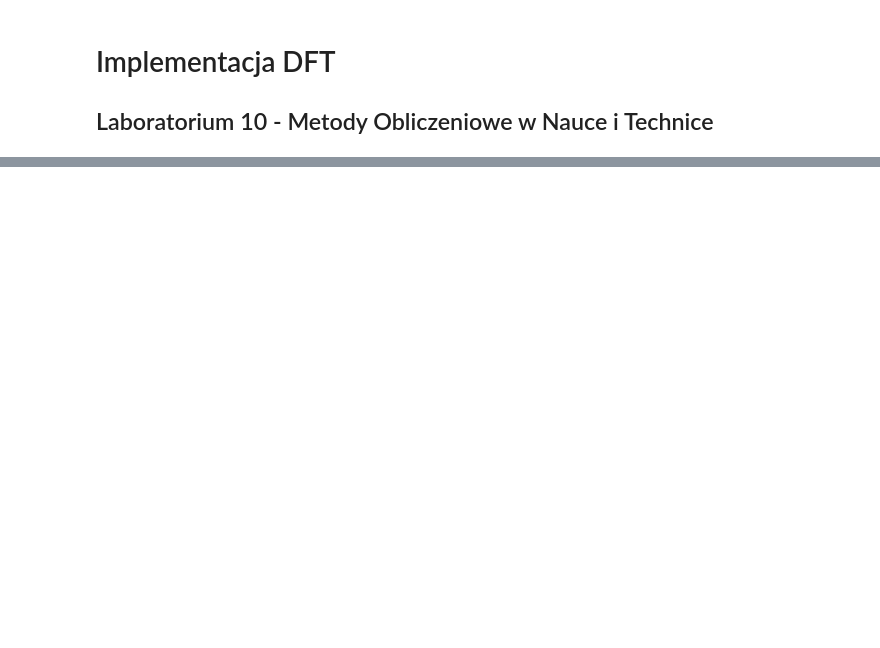
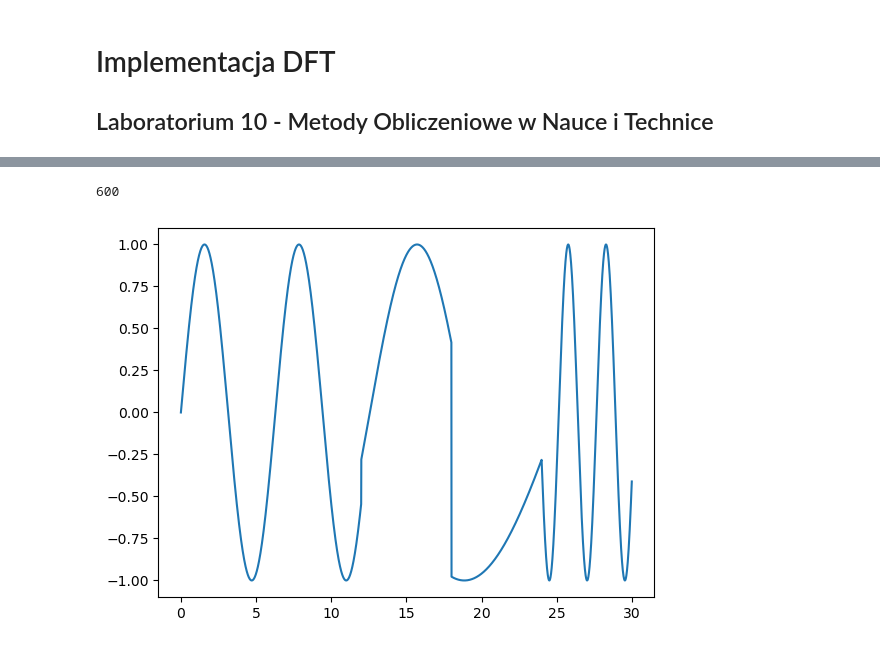
Before and after one commit to Szaroslav/computational-methods-agh-course, a Jupyter notebook: lab10/lab10.ipynb, the cells around one changed output, grey strips where cells are left out. Drawn from its saved outputs; the diff is of its cells as text; code cells hidden in the pictures; blank space fills up the shorter version.

```diff
--- a/lab10/lab10.ipynb
+++ b/lab10/lab10.ipynb
@@ -184,0 +144,13 @@ for i, t in enumerate(((.5, 1), (1, 1), (1, .5), (3, .25), (2, 2.5))):
+# %%
+step = len(SS[0]) // n
+S1 = SS[0][:step]
+print(step)
+for j in range(1, n):
+    S1 = np.concatenate((S1, SS[j][j * step:(j + 1) * step]))
+
+fig, ax = plt.subplots()
+ax.plot(xs, S1)
+plt.show()
+# %% [output]
+600
+[figure, added]
```
Also changed, not shown: parts of 14 cells of this notebook.
